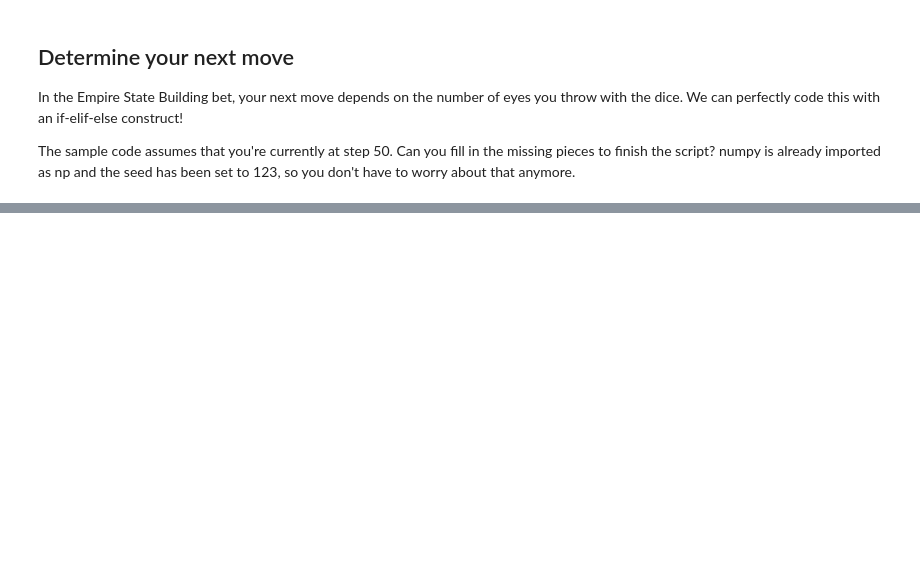
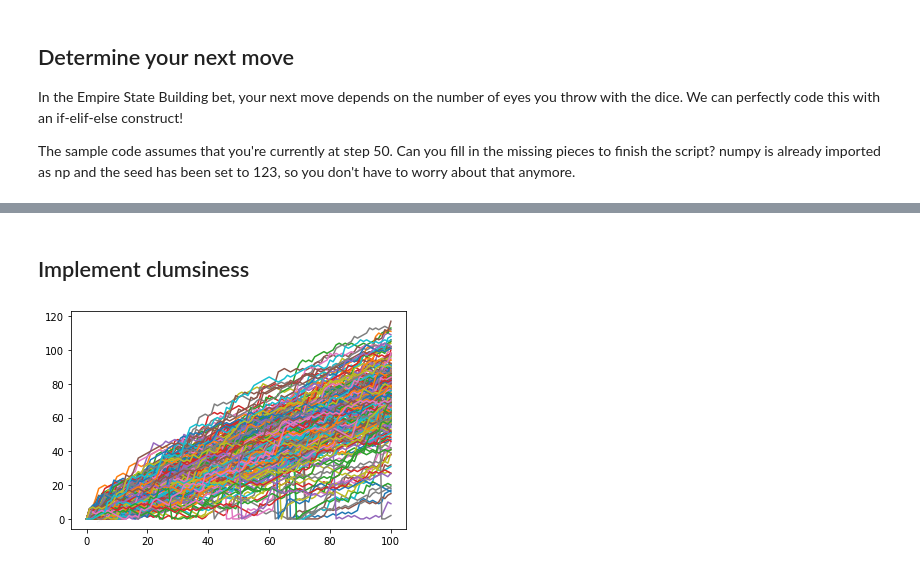
Before and after one commit to sayedkamal2016/DataCamp, a Jupyter notebook: intermediate python notes.ipynb, the cells around one changed output, grey strips where cells are left out. Cells and saved outputs as stored; diff of their text form; code cells hidden in the pictures; blank space fills up the shorter version.

```diff
--- a/intermediate python notes.ipynb
+++ b/intermediate python notes.ipynb
@@ -359,0 +508,30 @@ print(step)
+# %% [markdown]
+## Implement clumsiness
+# %%
+# Simulate random walk 250 times
+all_walks = []
+for i in range(250) :
+    random_walk = [0]
+    for x in range(100) :
+        step = random_walk[-1]
+        dice = np.random.randint(1,7)
+        if dice <= 2:
+            step = max(0, step - 1)
+        elif dice <= 5:
+            step = step + 1
+        else:
+            step = step + np.random.randint(1,7)
+
+        # Implement clumsiness
+        if np.random.rand() <= 0.001:
+            step = 0
+
+        random_walk.append(step)
+    all_walks.append(random_walk)
+
+# Create and plot np_aw_t
+np_aw_t = np.transpose(np.array(all_walks))
+plt.plot(np_aw_t )
+plt.show()
+# %% [output]
+[figure, added]
```
Also changed, not shown: parts of 14 cells of this notebook.
